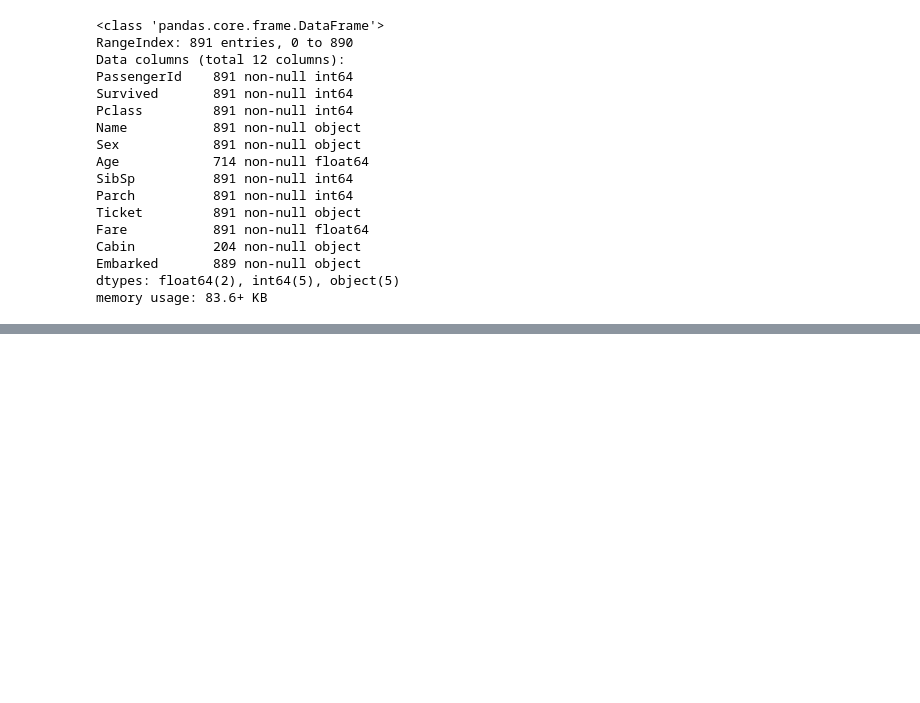
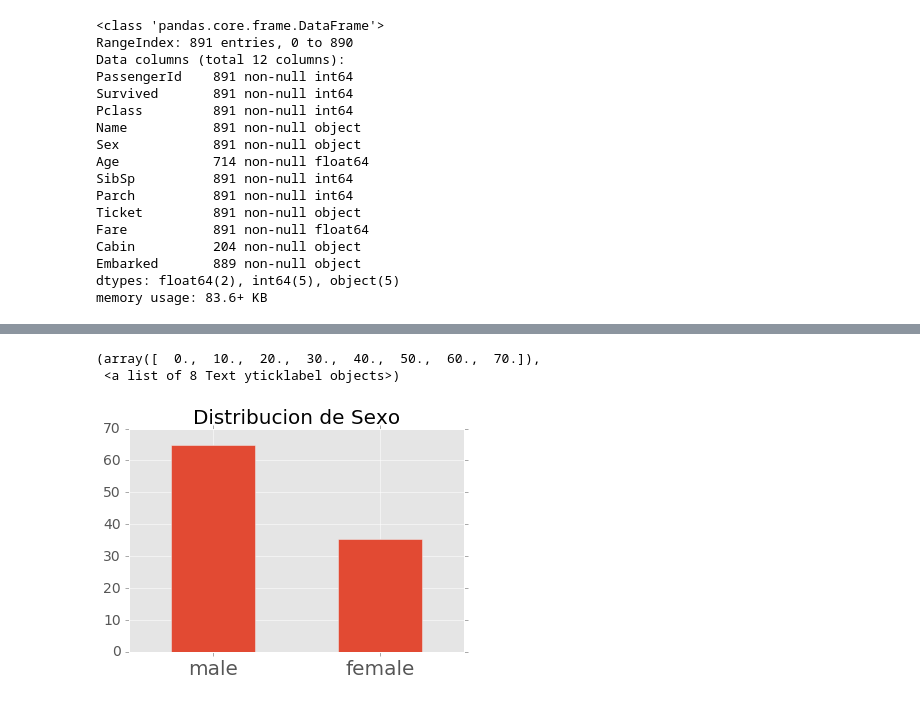
Before and after one commit to CarlosERamirez/BigData-ML-course, a Jupyter notebook: 230219.ipynb, the cells around one changed output, grey strips where cells are left out. Saved outputs shown, nothing was run; the diff lists cells and outputs as text; code cells hidden in the pictures; blank space fills up the shorter version.

```diff
--- a/230219.ipynb
+++ b/230219.ipynb
@@ -129,0 +209,10 @@ datos.median()
+# %%
+distrSexo = datos.Sex.value_counts(normalize=True) * 100
+distrSexo.plot.bar(rot=0, )
+plt.title('Distribucion de Sexo', fontsize=20)
+plt.xticks(fontsize=20)
+plt.yticks(fontsize=14)
+# %% [output]
+(array([  0.,  10.,  20.,  30.,  40.,  50.,  60.,  70.]),
+ <a list of 8 Text yticklabel objects>)
+[figure, added]
```
Also changed, not shown: parts of 22 cells of this notebook.
